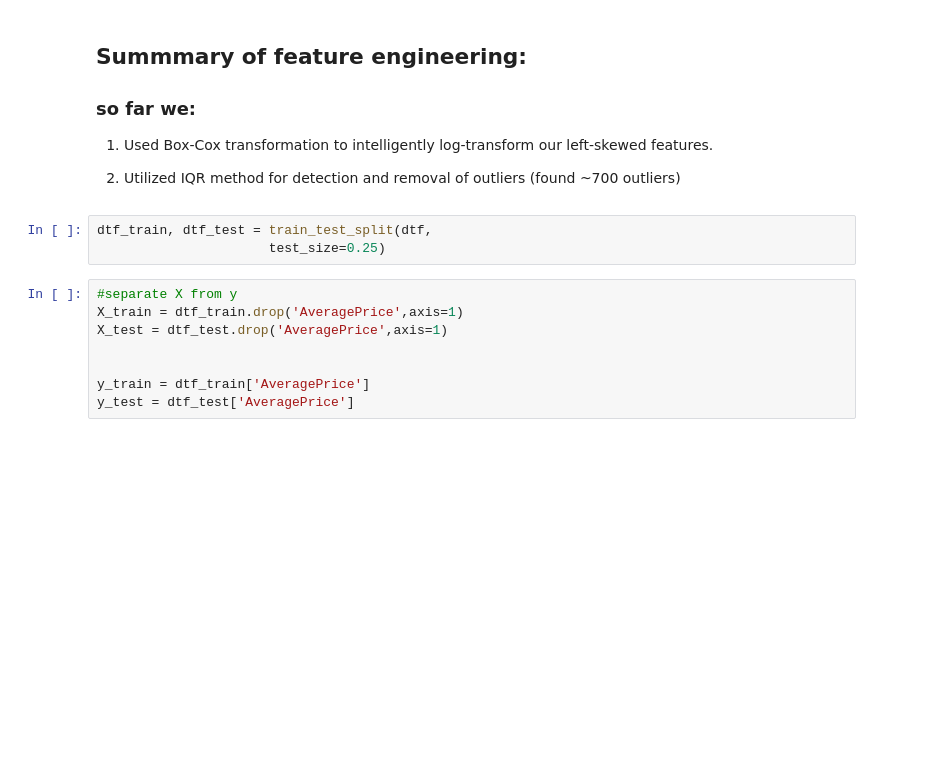
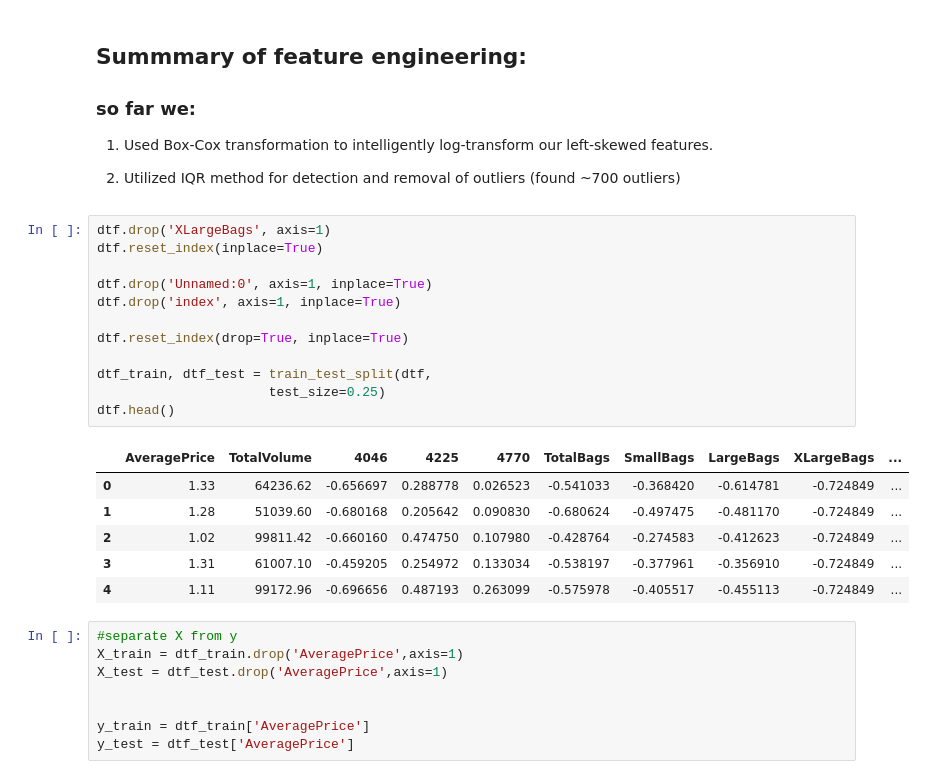
Before and after one commit to ItamarBerger/TabularDS, a Jupyter notebook: TDS_part2.ipynb, the cells around one changed output. Cells and saved outputs as stored; diff of their text form; blank space fills up the shorter version.

```diff
--- a/TDS_part2.ipynb
+++ b/TDS_part2.ipynb
@@ -285,9 +295,25 @@ Our data had some features with extreme values, and thus required special handli
 1) Used Box-Cox transformation to intelligently log-transform our left-skewed features.
 
 2) Utilized IQR method for detection and removal of outliers (found ~700 outliers)
-# %%
-dtf_train, dtf_test = train_test_split(dtf,
-                      test_size=0.25)
+# %%
+dtf.drop('XLargeBags', axis=1)
+dtf.reset_index(inplace=True)
+
+dtf.drop('Unnamed:0', axis=1, inplace=True)
+dtf.drop('index', axis=1, inplace=True)
+
+dtf.reset_index(drop=True, inplace=True)
+
+dtf_train, dtf_test = train_test_split(dtf,
+                      test_size=0.25)
+dtf.head()
+# %% [output]
+|  | AveragePrice | TotalVolume | 4046 | 4225 | 4770 | TotalBags | SmallBags | LargeBags | XLargeBags | ... |
+| 0 | 1.33 | 64236.62 | -0.656697 | 0.288778 | 0.026523 | -0.541033 | -0.368420 | -0.614781 | -0.724849 | ... |
+| 1 | 1.28 | 51039.60 | -0.680168 | 0.205642 | 0.090830 | -0.680624 | -0.497475 | -0.481170 | -0.724849 | ... |
+| 2 | 1.02 | 99811.42 | -0.660160 | 0.474750 | 0.107980 | -0.428764 | -0.274583 | -0.412623 | -0.724849 | ... |
+| 3 | 1.31 | 61007.10 | -0.459205 | 0.254972 | 0.133034 | -0.538197 | -0.377961 | -0.356910 | -0.724849 | ... |
+| 4 | 1.11 | 99172.96 | -0.696656 | 0.487193 | 0.263099 | -0.575978 | -0.405517 | -0.455113 | -0.724849 | ... |
 # %%
 #separate X from y
 X_train = dtf_train.drop('AveragePrice',axis=1)
```
Also changed, not shown: parts of 10 cells of this notebook.
